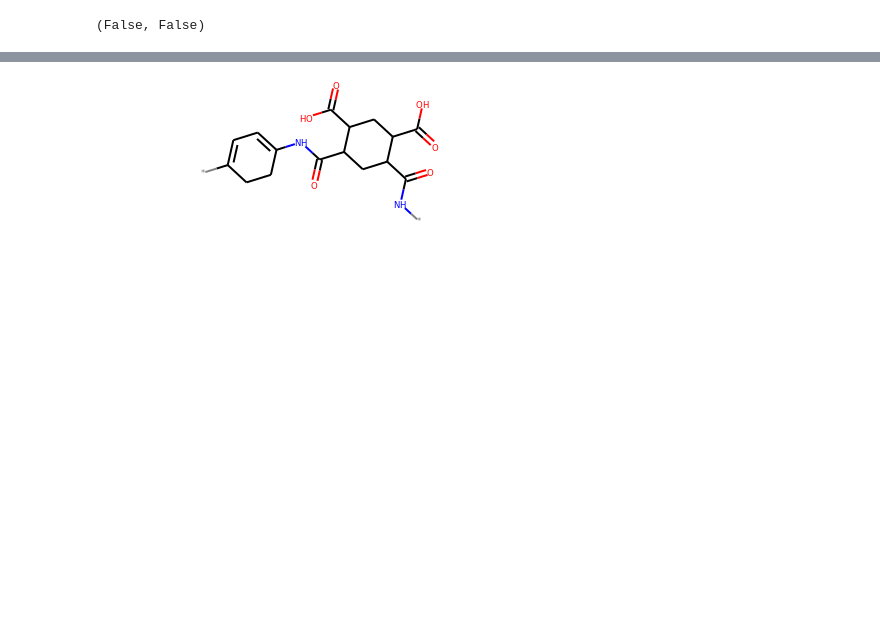
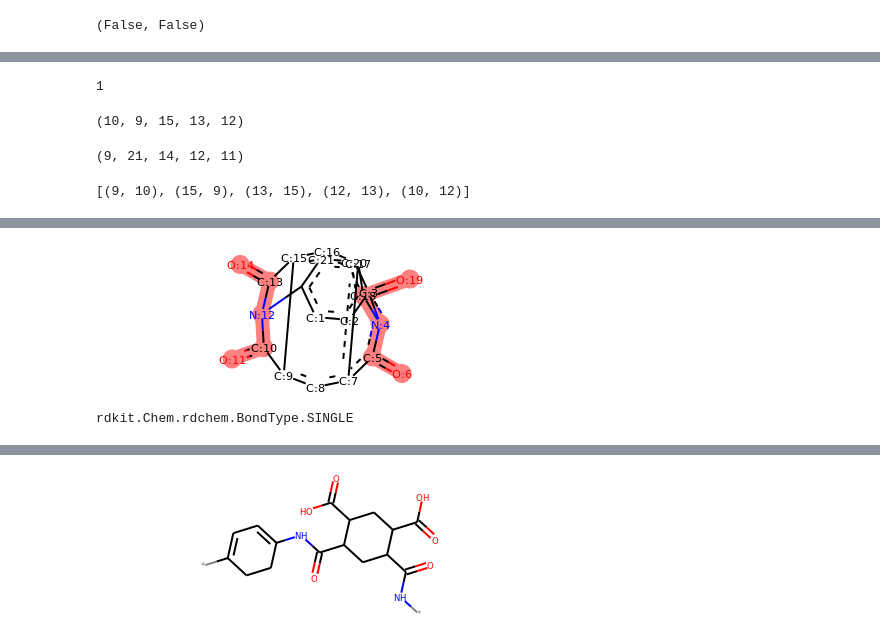
Before and after one commit to rishigurnani/hMOFs-Snurr, a Jupyter notebook: fall20_mse_8803_3.ipynb, the cells around one changed output, grey strips where cells are left out. Saved outputs shown, nothing was run; the diff lists cells and outputs as text; code cells hidden in the pictures; blank space fills up the shorter version.

```diff
--- a/fall20_mse_8803_3.ipynb
+++ b/fall20_mse_8803_3.ipynb
@@ -99,0 +80,11 @@ else:
+# %%
+ring_idx = None
+ring_size = 100
+for i in range(len(ar)):
+    ring = ar[i]
+    if 10 in ring and 12 in ring and len(ring) < ring_size: #assume correct ring is the smallest one
+        ring_idx = i
+        ring_size = len(ring)
+ring_idx
+# %% [output]
+1
@@ -99,0 +93,18 @@ else:
+# %%
+ring_atoms = ar[ring_idx]
+ring_atoms
+# %% [output]
+(10, 9, 15, 13, 12)
+# %%
+ring_bonds = pm.GetRingInfo().BondRings()[ring_idx]
+ring_bonds
+# %% [output]
+(9, 21, 14, 12, 11)
+# %%
+atom_pairs = []
+for bond_idx in ring_bonds:
+    b = pm.mol.GetBondWithIdx(bond_idx)
+    atom_pairs.append( (b.GetBeginAtomIdx(),b.GetEndAtomIdx()) )
+atom_pairs
+# %% [output]
+[(9, 10), (15, 9), (13, 15), (12, 13), (10, 12)]
@@ -99,0 +116,3 @@ else:
+# %%
+pm.mol
+# %% [output]
@@ -99,0 +120 @@ else:
+[figure, added]
@@ -99,0 +123,4 @@ else:
+# %%
+pm.mol.GetBondBetweenAtoms(9,15).GetBondType()
+# %% [output]
+rdkit.Chem.rdchem.BondType.SINGLE
```
Also changed, not shown: parts of 29 cells of this notebook.
